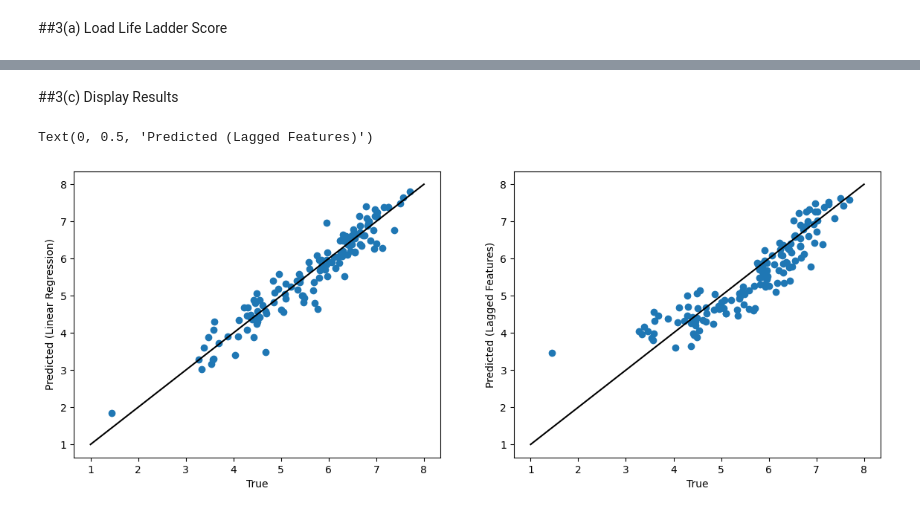
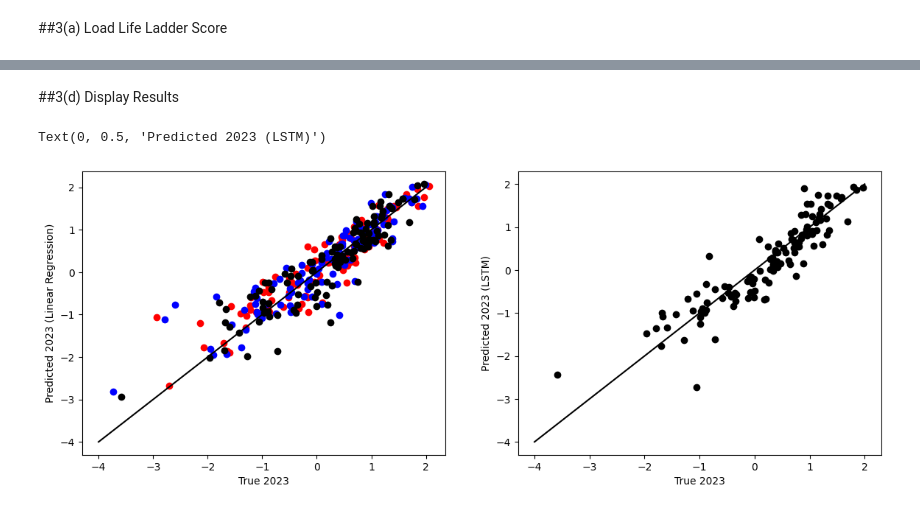
Before and after one commit to nicolesaade/WorldHappinessReportAnalysis, a Jupyter notebook: WorldHappinessReport_Time_Series.ipynb, the cells around one changed output, grey strips where cells are left out. Cells and saved outputs as stored; diff of their text form; code cells hidden in the pictures.

```diff
--- a/WorldHappinessReport_Time_Series.ipynb
+++ b/WorldHappinessReport_Time_Series.ipynb
@@ -36,0 +54,5 @@ ladder_df.head()
+# %%
+import matplotlib.pyplot as plt
+
+for country in data['Country name'].unique():
+  plt.plot(data.loc[data['Country name']==country]['year'], data.loc[data['Country name']==country]['Life Ladder'])
@@ -104,10 +62,0 @@ def predict_ladder(country_name):
-# %%
-ladder_2023_pred = []
-
-for country in ladder_df['Country name'].unique():
-  if country not in be_removed:
-    ladder_2023_pred.append([predict_ladder(country)][0])
-
-ladder_2023['Lagged'] = ladder_2023_pred
-
-ladder_2023.head()
@@ -120,0 +157,9 @@ ladder_2023.head()
+# %%
+LSTM_df = pd.DataFrame(columns=['Country name', '2023 True', '2023 Predicted', 'R^2 Score'])
+
+for country in ladder_train['Country name'].unique():
+  y_pred = predict_LSTM(country)[0]
+  y_true = ladder_test.loc[(ladder_test['Country name'] == country) & (ladder_test['year'] == 2023), 'Life Ladder'].values[0]
+  LSTM_df.loc[len(LSTM_df.index)] = [country, y_true, y_pred, (y_true-y_pred)**2]
+
+LSTM_df.head(20)
@@ -121,21 +203,22 @@ ladder_2023.head()
 # %% [markdown]
-##3(c) Display Results
+##3(d) Display Results
 # %%
 import matplotlib.pyplot as plt
-import numpy as np
 
 fig, axs = plt.subplots(1,2, figsize=(14,5))
 
-axs[0].scatter(ladder_2023['Life Ladder'], ladder_2023['Linear Regression'])
-x = np.linspace(1, 8, 400)
+axs[0].scatter(LinReg_df['2021 True'], LinReg_df['2021 Predicted'], c='r')
+axs[0].scatter(LinReg_df['2022 True'], LinReg_df['2022 Predicted'], c='b')
+axs[0].scatter(LinReg_df['2023 True'], LinReg_df['2023 Predicted'], c='k')
+x = np.linspace(-4, 2, 400)
 axs[0].plot(x, x, c='k')
-axs[0].set_xlabel('True')
-axs[0].set_ylabel('Predicted (Linear Regression)')
+axs[0].set_xlabel('True 2023')
+axs[0].set_ylabel('Predicted 2023 (Linear Regression)')
 
-axs[1].scatter(ladder_2023['Life Ladder'], ladder_2023['Lagged'])
+axs[1].scatter(LSTM_df['2023 True'], LSTM_df['2023 Predicted'], c='k')
 axs[1].plot(x, x, c='k')
-axs[1].set_xlabel('True')
-axs[1].set_ylabel('Predicted (Lagged Features)')
+axs[1].set_xlabel('True 2023')
+axs[1].set_ylabel('Predicted 2023 (LSTM)')
 # %% [output]
-Text(0, 0.5, 'Predicted (Lagged Features)')
+Text(0, 0.5, 'Predicted 2023 (LSTM)')
-[figure, old version]
+[figure, new version]
```
Also changed, not shown: parts of 15 cells of this notebook.
